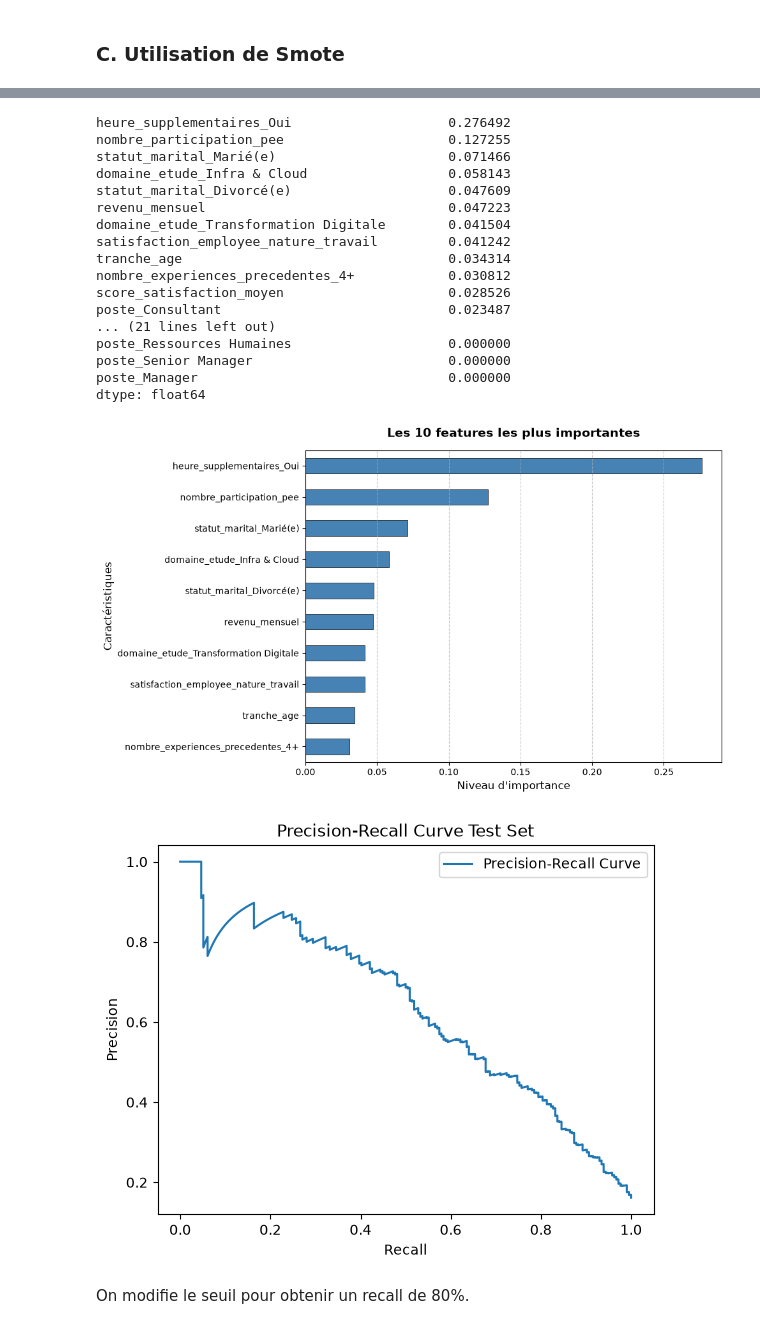
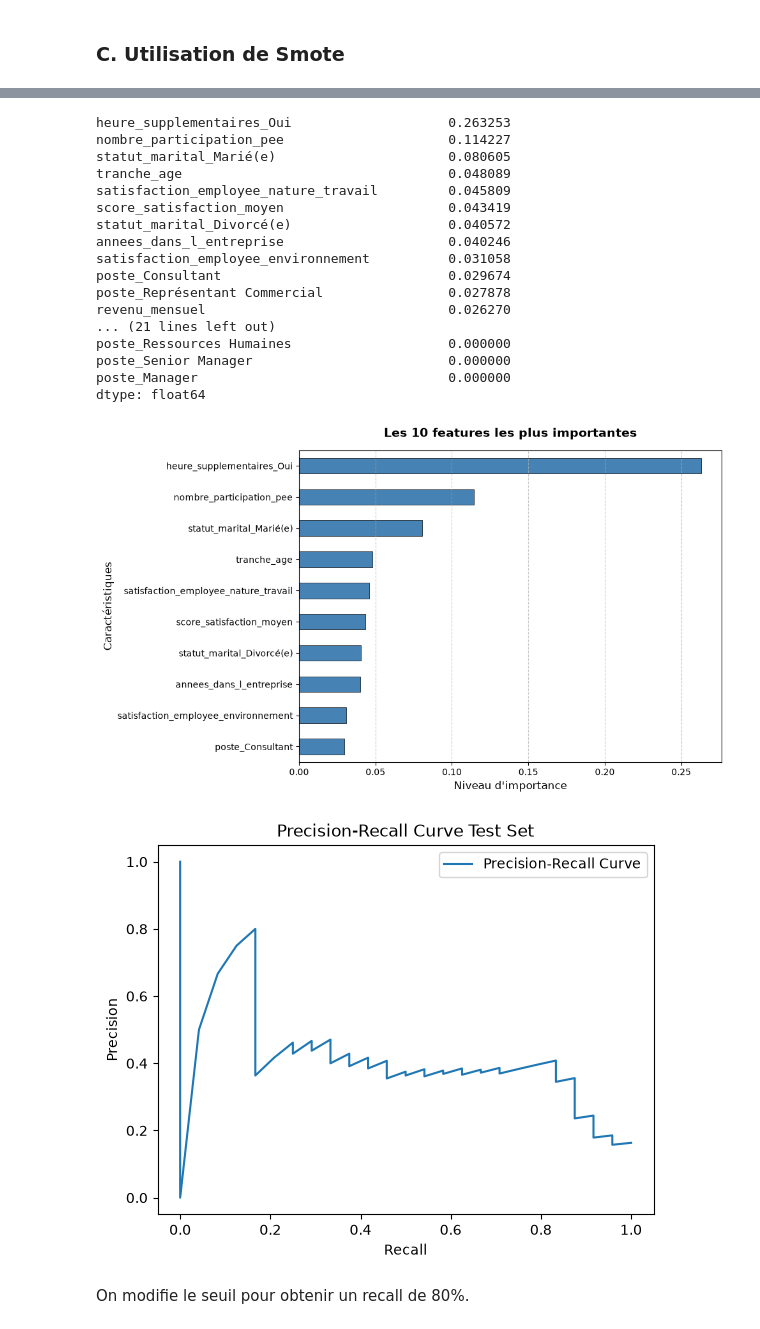
Before and after one commit to alxvnt/Projet4_AI, a Jupyter notebook: notebooks/Modelisation.ipynb, the cells around one changed output, grey strips where cells are left out. Saved outputs shown, nothing was run; the diff lists cells and outputs as text; code cells hidden in the pictures.

Commit message:
Fix : ajout stratifiedKfold

```diff
--- a/notebooks/Modelisation.ipynb
+++ b/notebooks/Modelisation.ipynb
@@ -71,11 +74,11 @@ On définit nos métriques d'évaluation :
 - **PR AUC** : aire sous la courbe précision-rappel résumant le compromis entre précision et rappel à différents seuils
 - **Time** : la durée d'entrainement de notre modèle
 # %%
-cv_details = KFold(n_splits=5, shuffle=True, random_state=42)
+CV_DETAILS = StratifiedKFold(n_splits=5, shuffle=True, random_state=42)
 def model_validation(model, X, y, use_smote=False):
 
     # Metriques chiffrées
-    scoring = ["f1", "precision", "recall", "average_precision"]
+    SCORING = ["f1", "precision", "recall", "average_precision"]
 
     steps = []
     if use_smote:
@@ -86,9 +89,10 @@ def model_validation(model, X, y, use_smote=False):
 
     cross_validation_result = cross_validate(
         pipeline,
-        X, y,
-        cv=cv_details,
-        scoring=scoring,
+        X,
+        y,
+        cv=CV_DETAILS,
+        scoring=SCORING,
         return_train_score=True,
         return_estimator=True
         )
@@ -137,7 +141,7 @@ def optimisation_rfg(X_train, y_train):
         }
     clf = RandomForestClassifier()
 
-    rfg = GridSearchCV(clf, parameters, cv = cv_details, scoring = 'recall', verbose = 1)
+    rfg = GridSearchCV(clf, parameters, cv=CV_DETAILS, scoring='recall', verbose=1)
     rfg.fit(X_train,y_train)
     return rfg
 # %% [markdown]
@@ -303,7 +307,11 @@ X["evolution_carriere"] = X["annees_depuis_la_derniere_promotion"] / (X["annees_
 X["formation_par_an"] = X["nb_formations_suivies"] / (X["annees_dans_l_entreprise"] +1)
 
 X_trainV2, X_testV2, y_trainV2, y_testV2 = train_test_split(
-    X,y, test_size=0.10, random_state=42
+    X,
+    y,
+    test_size=0.10,
+    random_state=42,
+    stratify=y
 )
 # %%
 rfg = optimisation_rfg(X_trainV2, y_trainV2)
@@ -377,0 +413,4 @@ Fitting 5 folds for each of 1 candidates, totalling 5 fits
+# %%
+rfg_smote = optimisation_rfg(X_train_smote, y_train_smote)
+model_validation(rfg_smote, X_train_smote, y_train_smote)
+confusion_matrice(rfg_smote, X_train_smote, y_train_smote)
@@ -378,5 +435,5 @@ Fitting 5 folds for each of 1 candidates, totalling 5 fits
 # %%
-best_model = rfg_train.best_estimator_
+best_model = rfg_smote.best_estimator_
 importances = best_model.feature_importances_
 feature_imp = pd.Series(
     importances, index=X_trainV2.columns
@@ -385,40 +442,39 @@ display(feature_imp)
 
 graph_feature_imp(feature_imp)
 # %% [output]
-heure_supplementaires_Oui                    0.276492
-nombre_participation_pee                     0.127255
-statut_marital_Marié(e)                      0.071466
-domaine_etude_Infra & Cloud                  0.058143
-statut_marital_Divorcé(e)                    0.047609
-revenu_mensuel                               0.047223
-domaine_etude_Transformation Digitale        0.041504
-satisfaction_employee_nature_travail         0.041242
-tranche_age                                  0.034314
-nombre_experiences_precedentes_4+            0.030812
-score_satisfaction_moyen                     0.028526
-poste_Consultant                             0.023487
+heure_supplementaires_Oui                    0.263253
+nombre_participation_pee                     0.114227
+statut_marital_Marié(e)                      0.080605
+tranche_age                                  0.048089
+satisfaction_employee_nature_travail         0.045809
+score_satisfaction_moyen                     0.043419
+statut_marital_Divorcé(e)                    0.040572
+annees_dans_l_entreprise                     0.040246
+satisfaction_employee_environnement          0.031058
+poste_Consultant                             0.029674
+poste_Représentant Commercial                0.027878
+revenu_mensuel                               0.026270
 ... (21 lines left out)
 poste_Ressources Humaines                    0.000000
 poste_Senior Manager                         0.000000
 poste_Manager                                0.000000
 dtype: float64
-[figure, old version]
+[figure, new version]
 # %%
-rfg_train = clf.fit(X_train_smote, y_train_smote)
-y_proba_test = rfg_train.predict_proba(X_trainV2)[:, 1]
+y_proba_test = rfg_smote.predict_proba(X_testV2)[:, 1]
 
 precision_test, recall_test, thresholds_test = precision_recall_curve(
-    y_trainV2, y_proba_test
+    y_testV2, y_proba_test
 )
 
 plt.plot(recall_test, precision_test, label="Precision-Recall Curve")
 plt.xlabel("Recall")
 plt.ylabel("Precision")
 plt.title("Precision-Recall Curve Test Set")
 plt.legend()
 plt.show()
 # %% [output]
-[figure, old version]
+[figure, new version]
 # %% [markdown]
 On modifie le seuil pour obtenir un recall de 80%.
 # %%
```
Also changed, not shown: parts of 16 cells of this notebook, 3 other files.
